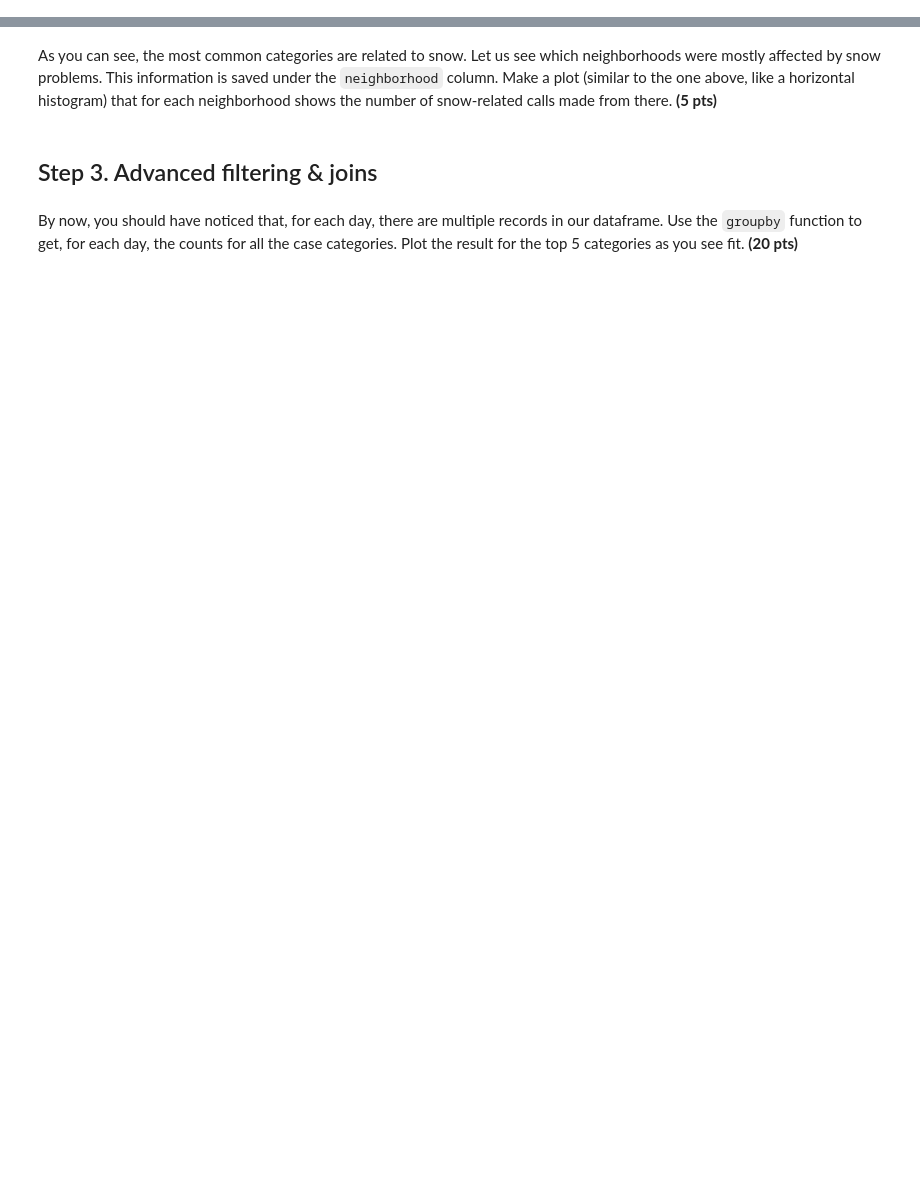
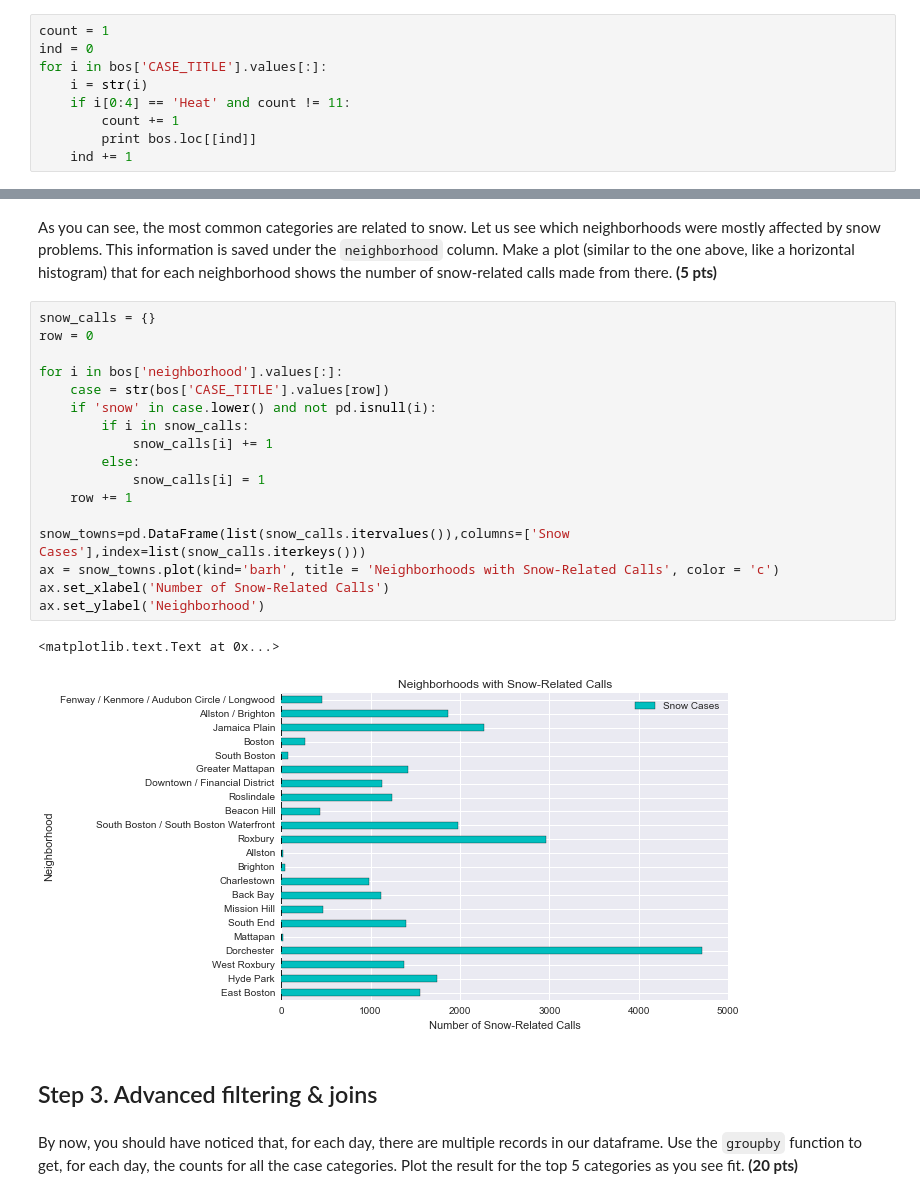
Before and after one commit to Sridevi-Suresh/spring-2015-homeworks, a Jupyter notebook: submissions/Homework-2/2.Pandas-in-Boston.ipynb, the cells around one changed output, grey strips where cells are left out. Drawn from its saved outputs; the diff is of its cells as text; blank space fills up the shorter version.

```diff
--- a/submissions/Homework-2/2.Pandas-in-Boston.ipynb
+++ b/submissions/Homework-2/2.Pandas-in-Boston.ipynb
@@ -131,2 +212,11 @@ I really wonder what this means! Try retrieving and printing the whole row **(5
 # %% [markdown]
 There's another category which seems interesting, `Heat - Excessive Insufficient`. Write code that prints the first 10 rows of the dataset that have `CASE_TITLE` which starts with "Heat" and see if you can understand what this stands for **(15 pts)**
+# %%
+count = 1
+ind = 0
+for i in bos['CASE_TITLE'].values[:]:
+    i = str(i)
+    if i[0:4] == 'Heat' and count != 11:
+        count += 1
+        print bos.loc[[ind]]
+    ind += 1
@@ -137,5 +258,25 @@ Now, let's plot (preferably with horizontal bars) the counts for all the `CASE_T
 # %% [markdown]
 As you can see, the most common categories are related to snow. Let us see which neighborhoods were mostly affected by snow problems. This information is saved under the `neighborhood` column. Make a plot (similar to the one above, like a horizontal histogram) that for each neighborhood shows the number of snow-related calls made from there. **(5 pts)**
+# %%
+snow_calls = {}
+row = 0
+
+for i in bos['neighborhood'].values[:]:
+    case = str(bos['CASE_TITLE'].values[row])
+    if 'snow' in case.lower() and not pd.isnull(i):
+        if i in snow_calls:
+            snow_calls[i] += 1
+        else:
+            snow_calls[i] = 1
+    row += 1
+
+snow_towns=pd.DataFrame(list(snow_calls.itervalues()),columns=['Snow Cases'],index=list(snow_calls.iterkeys()))
+ax = snow_towns.plot(kind='barh', title = 'Neighborhoods with Snow-Related Calls', color = 'c')
+ax.set_xlabel('Number of Snow-Related Calls')
+ax.set_ylabel('Neighborhood')
+# %% [output]
+<matplotlib.text.Text at 0x...>
+[figure, added]
 # %% [markdown]
 ## Step 3. Advanced filtering & joins
 # %% [markdown]
```
Also changed, not shown: parts of 17 cells of this notebook.
